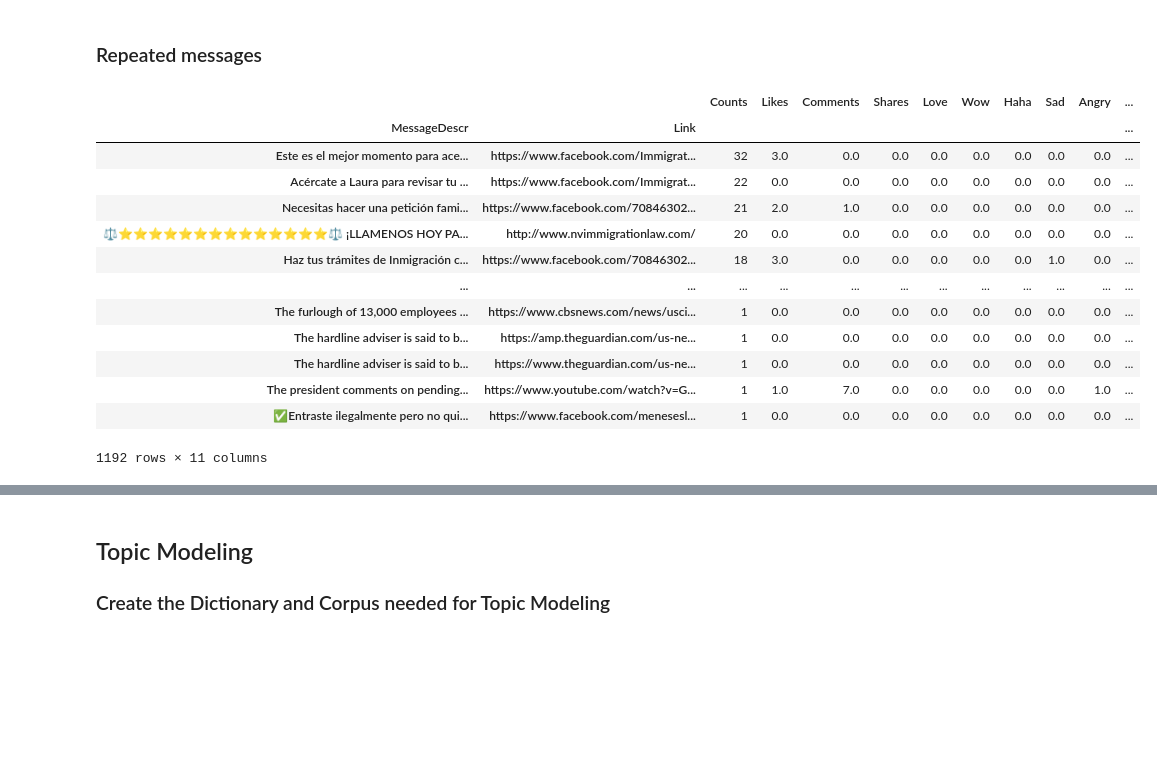
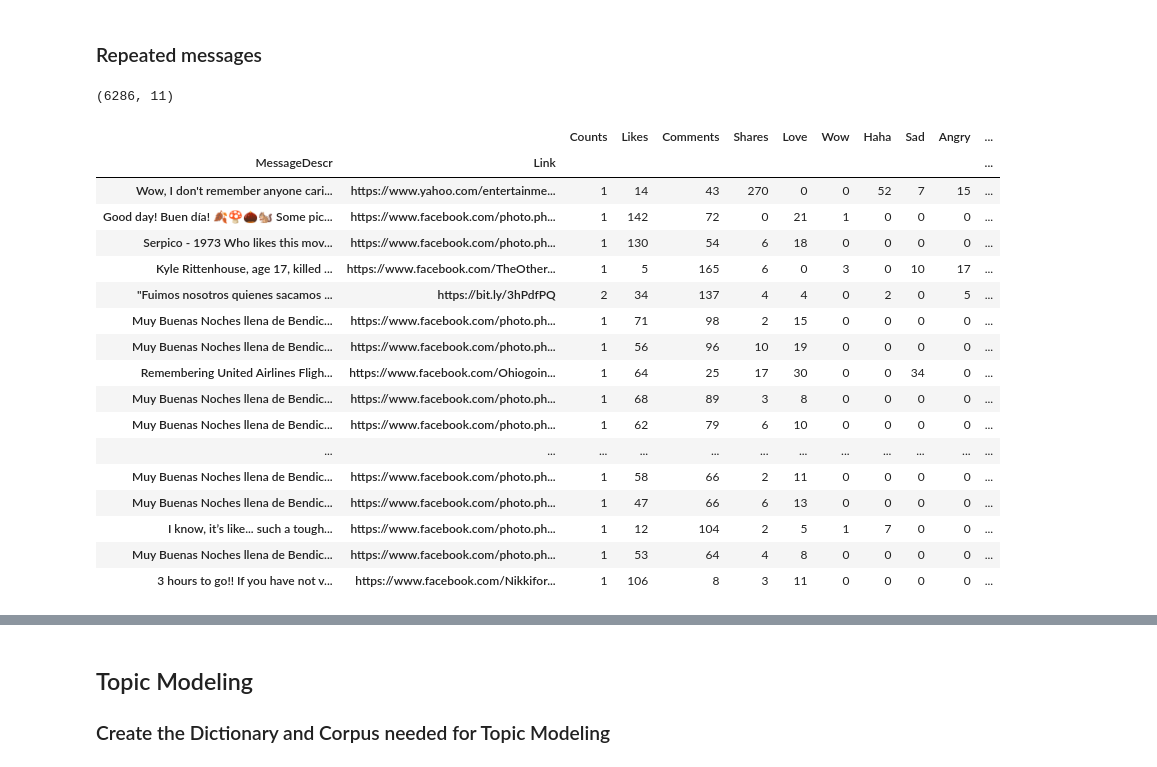
Before and after one commit to saviaga/Latinx2020, a Jupyter notebook: Latinx2020_FB_Content-Analysis-Community-Random.ipynb, the cells around one changed output, grey strips where cells are left out. Drawn from its saved outputs; the diff is of its cells as text; code cells hidden in the pictures; blank space fills up the shorter version.

```diff
--- a/Latinx2020_FB_Content-Analysis-Community-Random.ipynb
+++ b/Latinx2020_FB_Content-Analysis-Community-Random.ipynb
@@ -700,25 +678,31 @@ content['Total Interactions']=content['Total Interactions'].astype(str).str.repl
 results = content.groupby(['MessageDescr','Link']).aggregate({'MessageDescr': 'count','Likes': 'sum','Comments': 'sum', 'Shares': 'sum', 'Love': 'sum', 'Wow': 'sum', 'Haha': 'sum', 'Sad': 'sum',
        'Angry': 'sum', 'Care': 'sum','Total Interactions':'sum'})
 results.rename(columns={"MessageDescr": "Counts"}, inplace=True)
-
+results.shape
 #results.to_csv("mostpopularNewsMedia.csv")
+# %% [output]
+(6286, 11)
 # %%
-results.sort_values(by='Counts',ascending=False)
+results.sort_values(by='Total Interactions',ascending=False).head(20)
 # %% [output]
 |  |  | Counts | Likes | Comments | Shares | Love | Wow | Haha | Sad | Angry | ... |
 | MessageDescr | Link |  |  |  |  |  |  |  |  |  | ... |
-| Este es el mejor momento para ace... | https://www.facebook.com/Immigrat... | 32 | 3.0 | 0.0 | 0.0 | 0.0 | 0.0 | 0.0 | 0.0 | 0.0 | ... |
-| Acércate a Laura para revisar tu ... | https://www.facebook.com/Immigrat... | 22 | 0.0 | 0.0 | 0.0 | 0.0 | 0.0 | 0.0 | 0.0 | 0.0 | ... |
-| Necesitas hacer una petición fami... | https://www.facebook.com/70846302... | 21 | 2.0 | 1.0 | 0.0 | 0.0 | 0.0 | 0.0 | 0.0 | 0.0 | ... |
-| ⚖⭐⭐⭐⭐⭐⭐⭐⭐⭐⭐⭐⭐⭐⭐⚖ ¡LLAMENOS HOY PA... | http://www.nvimmigrationlaw.com/ | 20 | 0.0 | 0.0 | 0.0 | 0.0 | 0.0 | 0.0 | 0.0 | 0.0 | ... |
-| Haz tus trámites de Inmigración c... | https://www.facebook.com/70846302... | 18 | 3.0 | 0.0 | 0.0 | 0.0 | 0.0 | 0.0 | 1.0 | 0.0 | ... |
+| Wow, I don't remember anyone cari... | https://www.yahoo.com/entertainme... | 1 | 14 | 43 | 270 | 0 | 0 | 52 | 7 | 15 | ... |
+| Good day! Buen día! 🍂🍄🌰🐿 Some pic... | https://www.facebook.com/photo.ph... | 1 | 142 | 72 | 0 | 21 | 1 | 0 | 0 | 0 | ... |
+| Serpico - 1973 Who likes this mov... | https://www.facebook.com/photo.ph... | 1 | 130 | 54 | 6 | 18 | 0 | 0 | 0 | 0 | ... |
+| Kyle Rittenhouse, age 17, killed ... | https://www.facebook.com/TheOther... | 1 | 5 | 165 | 6 | 0 | 3 | 0 | 10 | 17 | ... |
+| "Fuimos nosotros quienes sacamos ... | https://bit.ly/3hPdfPQ | 2 | 34 | 137 | 4 | 4 | 0 | 2 | 0 | 5 | ... |
+| Muy Buenas Noches llena de Bendic... | https://www.facebook.com/photo.ph... | 1 | 71 | 98 | 2 | 15 | 0 | 0 | 0 | 0 | ... |
+| Muy Buenas Noches llena de Bendic... | https://www.facebook.com/photo.ph... | 1 | 56 | 96 | 10 | 19 | 0 | 0 | 0 | 0 | ... |
+| Remembering United Airlines Fligh... | https://www.facebook.com/Ohiogoin... | 1 | 64 | 25 | 17 | 30 | 0 | 0 | 34 | 0 | ... |
+| Muy Buenas Noches llena de Bendic... | https://www.facebook.com/photo.ph... | 1 | 68 | 89 | 3 | 8 | 0 | 0 | 0 | 0 | ... |
+| Muy Buenas Noches llena de Bendic... | https://www.facebook.com/photo.ph... | 1 | 62 | 79 | 6 | 10 | 0 | 0 | 0 | 0 | ... |
 | ... | ... | ... | ... | ... | ... | ... | ... | ... | ... | ... | ... |
-| The furlough of 13,000 employees ... | https://www.cbsnews.com/news/usci... | 1 | 0.0 | 0.0 | 0.0 | 0.0 | 0.0 | 0.0 | 0.0 | 0.0 | ... |
-| The hardline adviser is said to b... | https://amp.theguardian.com/us-ne... | 1 | 0.0 | 0.0 | 0.0 | 0.0 | 0.0 | 0.0 | 0.0 | 0.0 | ... |
-| The hardline adviser is said to b... | https://www.theguardian.com/us-ne... | 1 | 0.0 | 0.0 | 0.0 | 0.0 | 0.0 | 0.0 | 0.0 | 0.0 | ... |
-| The president comments on pending... | https://www.youtube.com/watch?v=G... | 1 | 1.0 | 7.0 | 0.0 | 0.0 | 0.0 | 0.0 | 0.0 | 1.0 | ... |
-| ✅Entraste ilegalmente pero no qui... | https://www.facebook.com/menesesl... | 1 | 0.0 | 0.0 | 0.0 | 0.0 | 0.0 | 0.0 | 0.0 | 0.0 | ... |
+| Muy Buenas Noches llena de Bendic... | https://www.facebook.com/photo.ph... | 1 | 58 | 66 | 2 | 11 | 0 | 0 | 0 | 0 | ... |
+| Muy Buenas Noches llena de Bendic... | https://www.facebook.com/photo.ph... | 1 | 47 | 66 | 6 | 13 | 0 | 0 | 0 | 0 | ... |
+| I know, it’s like... such a tough... | https://www.facebook.com/photo.ph... | 1 | 12 | 104 | 2 | 5 | 1 | 7 | 0 | 0 | ... |
+| Muy Buenas Noches llena de Bendic... | https://www.facebook.com/photo.ph... | 1 | 53 | 64 | 4 | 8 | 0 | 0 | 0 | 0 | ... |
+| 3 hours to go!! If you have not v... | https://www.facebook.com/Nikkifor... | 1 | 106 | 8 | 3 | 11 | 0 | 0 | 0 | 0 | ... |
-1192 rows × 11 columns
 # %%
 results.reset_index()
 plt.xlim(0,150)
```
Also changed, not shown: parts of 40 cells of this notebook, 2 other files.
